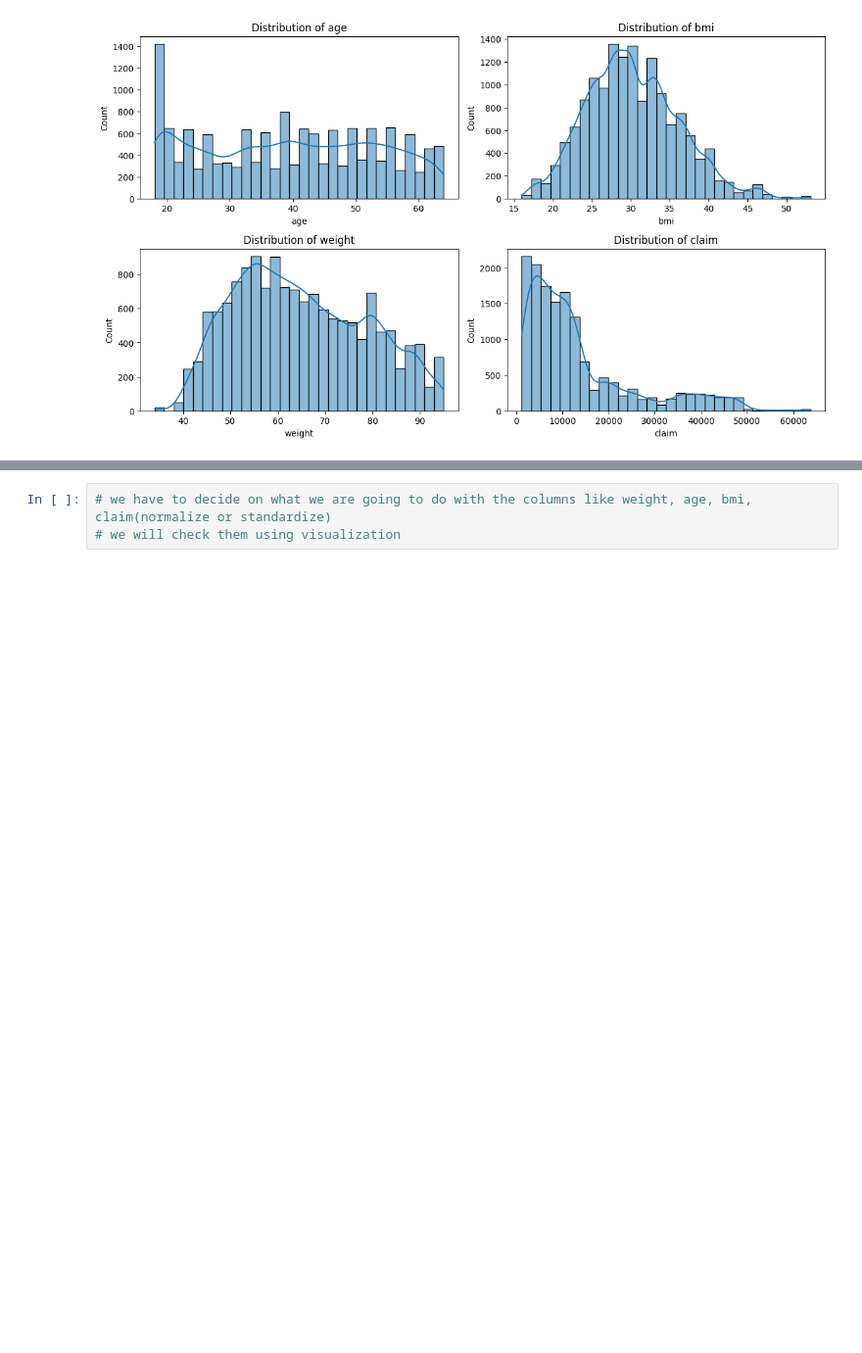
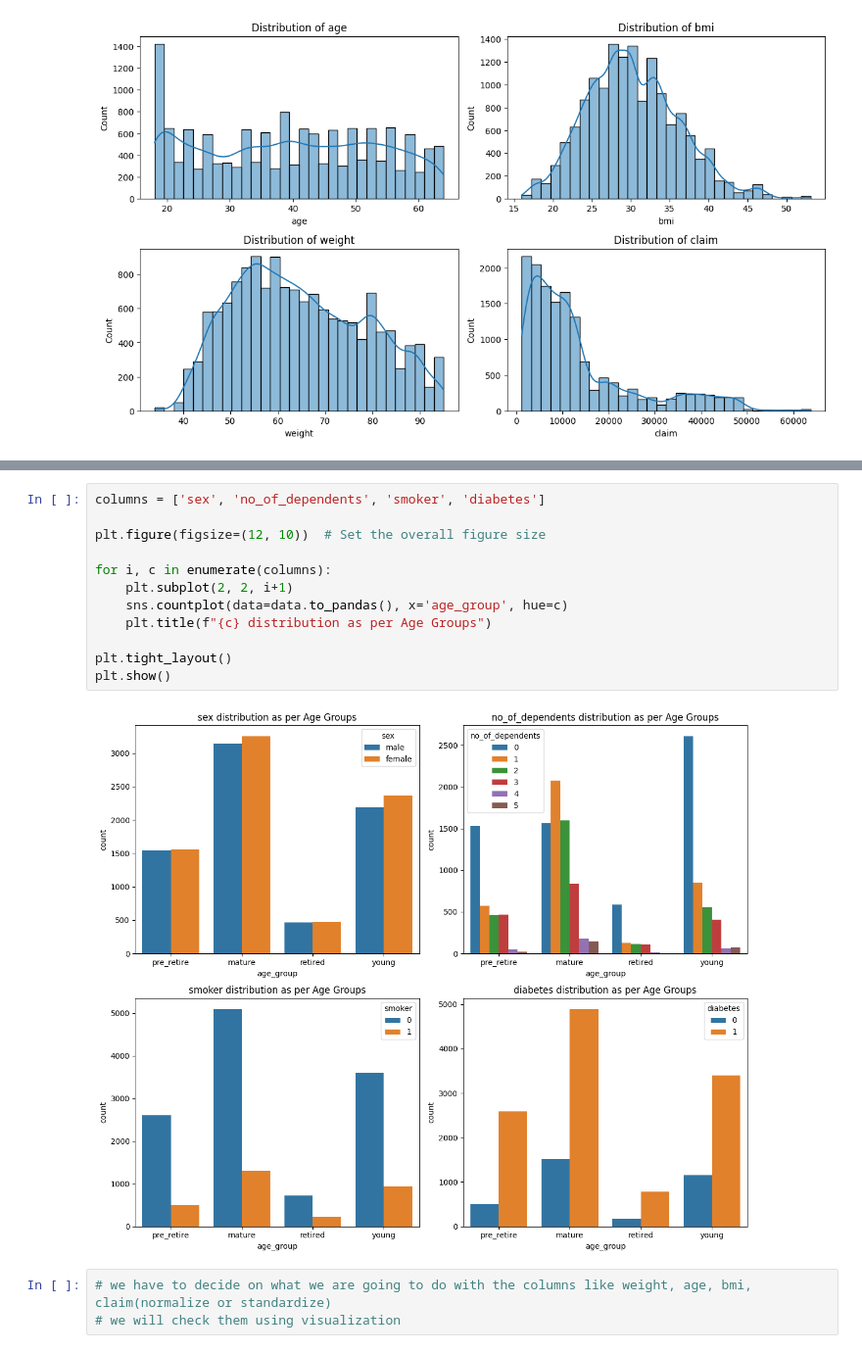
Before and after one commit to pro402/ML_Notebooks, a Jupyter notebook: Health Insurance Analysis.ipynb, the cells around one changed output, grey strips where cells are left out. Shown at 98% size. Drawn from its saved outputs; the diff is of its cells as text; blank space fills up the shorter version.

```diff
--- a/Health Insurance Analysis.ipynb
+++ b/Health Insurance Analysis.ipynb
@@ -197,3 +231,17 @@ plt.show()
+# %%
+columns = ['sex', 'no_of_dependents', 'smoker', 'diabetes']
+
+plt.figure(figsize=(12, 10))  # Set the overall figure size
+
+for i, c in enumerate(columns):
+    plt.subplot(2, 2, i+1)
+    sns.countplot(data=data.to_pandas(), x='age_group', hue=c)
+    plt.title(f"{c} distribution as per Age Groups")
+
+plt.tight_layout()
+plt.show()
+# %% [output]
+[figure, added]
 # %%
 # we have to decide on what we are going to do with the columns like weight, age, bmi, claim(normalize or standardize)
 # we will check them using visualization
```
Also changed, not shown: parts of 5 cells of this notebook.
